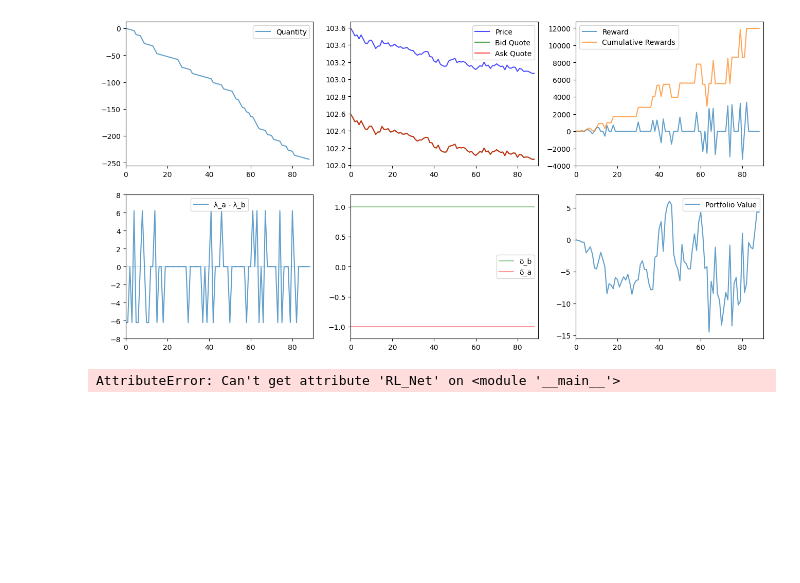
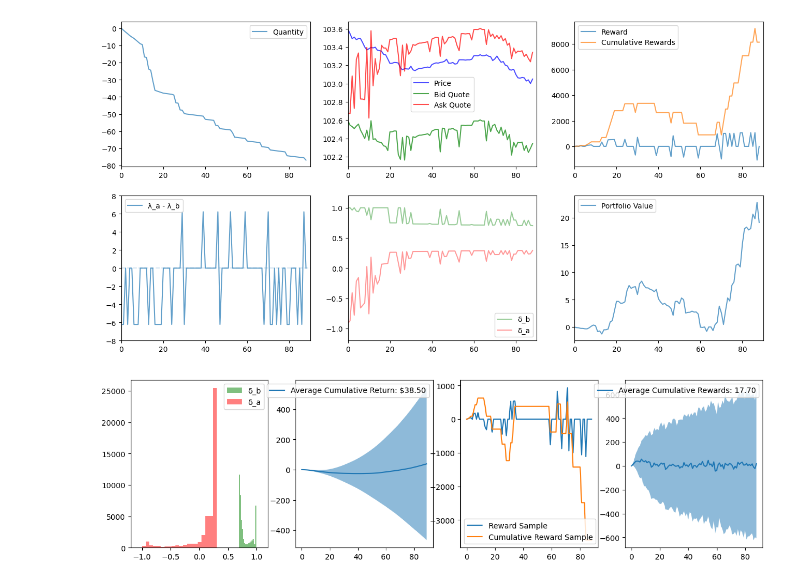
Before and after one commit to alfatti/AI4MarketMaking, a Jupyter notebook: rl/visualize.ipynb, the cells around one changed output. Drawn from its saved outputs; the diff is of its cells as text; code cells hidden in the pictures; blank space fills up the shorter version.

Commit message:
Runs visualization code for deepSOC & PPO optimal side-by-side

```diff
--- a/rl/visualize.ipynb
+++ b/rl/visualize.ipynb
@@ -6,26 +8,11 @@ from src.eval import visualize_simulation
 from src.callback import env_callback
 # %%
 # model = A2C.load("models/A2C_80000_steps")
-model = DDPG.load("models/DDPG_560000_steps")
-# model = PPO.load("models/PPO_480000_steps")
+# model = DDPG.load("models/DDPG_optimal")
+model = PPO.load("models/PPO_optimal")
 
 visualize_simulation(env_callback(), model, sleep=0.01)
+evaluate_pricing_agent(env_callback(), model, clear=False)
 # %% [output]
-[figure, old version]
+[figure, new version]
+[figure, added]
-# %%
-class DeepSOCModel:
-    def __init__(self) -> None:
-        with open("deepSOC-ask-models.pkl", "rb") as f:
-            self.ask_models = pickle.load(f)
-
-        with open("deepSOC-bid-models.pkl", "rb") as f:
-            self.bid_models = pickle.load(f)
-
-    def predict(self, state):
-        print(state)
-        return [0.06, 0.06], None
-
-
-visualize_simulation(env_callback(), DeepSOCModel(), sleep=0.01, clear=False)
-# %% [output]
-AttributeError: Can't get attribute 'RL_Net' on <module '__main__'>
```
Also changed, not shown: parts of 3 cells of this notebook, 1 other file.
